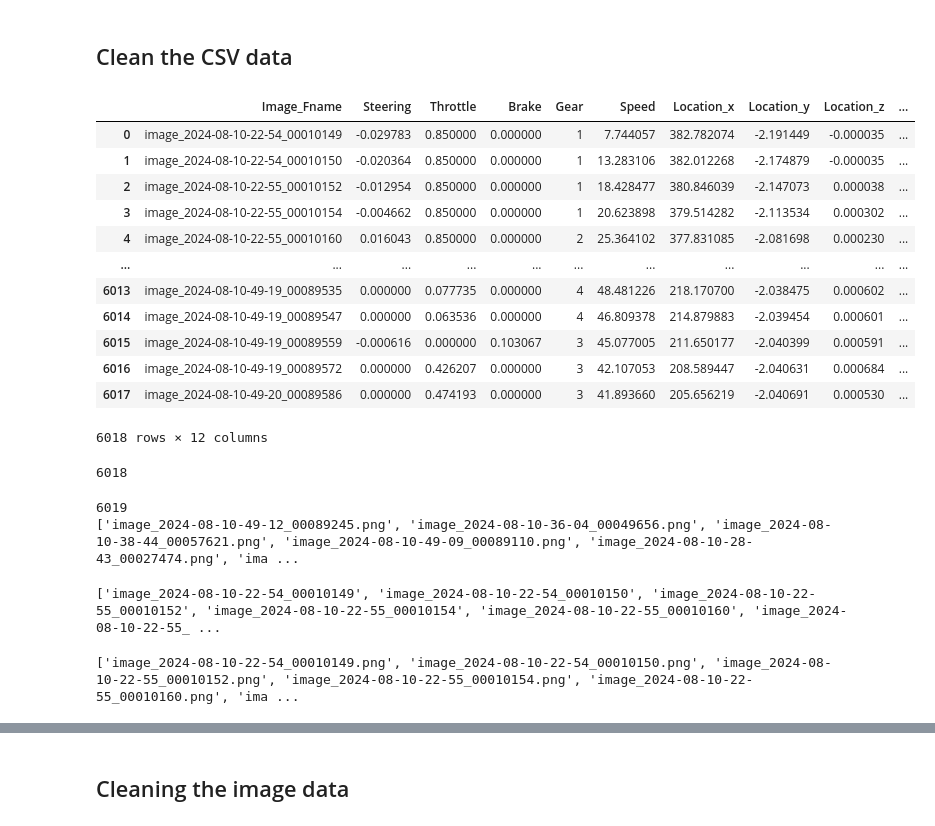
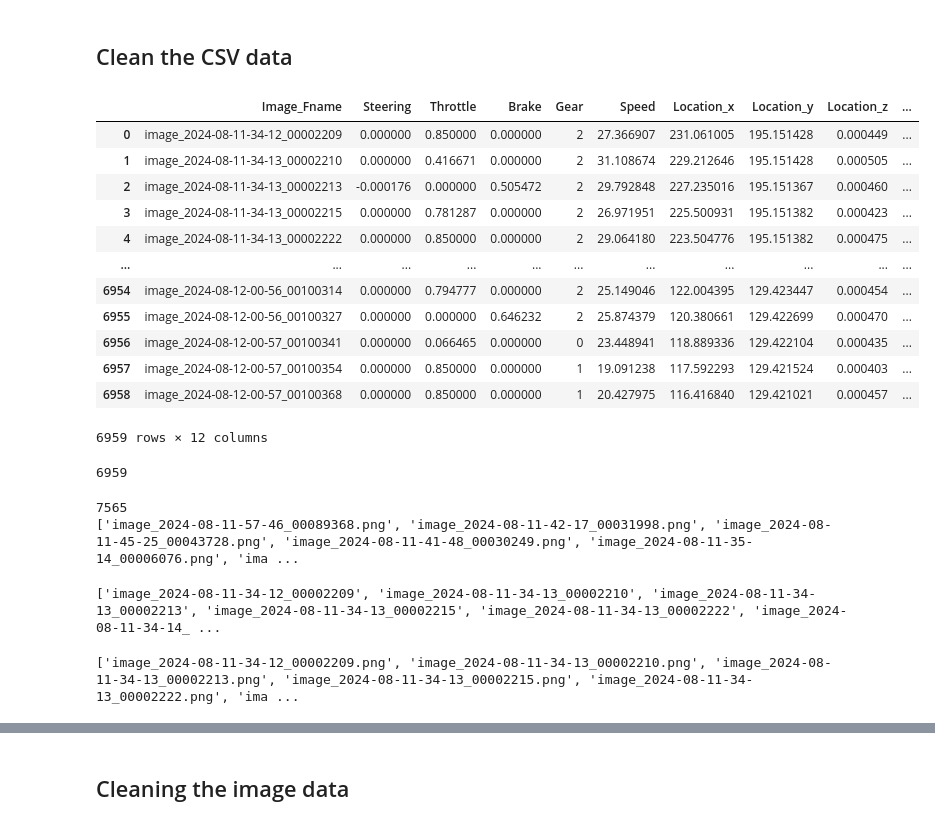
Before and after one commit to ElaheDlv/Collector, a Jupyter notebook: clean_data.ipynb, the cells around one changed output, grey strips where cells are left out. Cells and saved outputs as stored; diff of their text form; code cells hidden in the pictures.

```diff
--- a/clean_data.ipynb
+++ b/clean_data.ipynb
@@ -3,32 +3,32 @@
 # %%
 import pandas as pd
 import os
-data = pd.read_csv("/home/elahed/users/elahe/Collector/steering_cleaned.csv")
+data = pd.read_csv("/home/elahed/users/elahe/Dataset/Clear Noon/steering.csv")
 display(data)
 print(len(data))
 # %% [output]
 |  | Image_Fname | Steering | Throttle | Brake | Gear | Speed | Location_x | Location_y | Location_z | ... |
-| 0 | image_2024-08-10-22-54_00010149 | -0.029783 | 0.850000 | 0.000000 | 1 | 7.744057 | 382.782074 | -2.191449 | -0.000035 | ... |
-| 1 | image_2024-08-10-22-54_00010150 | -0.020364 | 0.850000 | 0.000000 | 1 | 13.283106 | 382.012268 | -2.174879 | -0.000035 | ... |
-| 2 | image_2024-08-10-22-55_00010152 | -0.012954 | 0.850000 | 0.000000 | 1 | 18.428477 | 380.846039 | -2.147073 | 0.000038 | ... |
-| 3 | image_2024-08-10-22-55_00010154 | -0.004662 | 0.850000 | 0.000000 | 1 | 20.623898 | 379.514282 | -2.113534 | 0.000302 | ... |
-| 4 | image_2024-08-10-22-55_00010160 | 0.016043 | 0.850000 | 0.000000 | 2 | 25.364102 | 377.831085 | -2.081698 | 0.000230 | ... |
+| 0 | image_2024-08-11-34-12_00002209 | 0.000000 | 0.850000 | 0.000000 | 2 | 27.366907 | 231.061005 | 195.151428 | 0.000449 | ... |
+| 1 | image_2024-08-11-34-13_00002210 | 0.000000 | 0.416671 | 0.000000 | 2 | 31.108674 | 229.212646 | 195.151428 | 0.000505 | ... |
+| 2 | image_2024-08-11-34-13_00002213 | -0.000176 | 0.000000 | 0.505472 | 2 | 29.792848 | 227.235016 | 195.151367 | 0.000460 | ... |
+| 3 | image_2024-08-11-34-13_00002215 | 0.000000 | 0.781287 | 0.000000 | 2 | 26.971951 | 225.500931 | 195.151382 | 0.000423 | ... |
+| 4 | image_2024-08-11-34-13_00002222 | 0.000000 | 0.850000 | 0.000000 | 2 | 29.064180 | 223.504776 | 195.151382 | 0.000475 | ... |
 | ... | ... | ... | ... | ... | ... | ... | ... | ... | ... | ... |
-| 6013 | image_2024-08-10-49-19_00089535 | 0.000000 | 0.077735 | 0.000000 | 4 | 48.481226 | 218.170700 | -2.038475 | 0.000602 | ... |
-| 6014 | image_2024-08-10-49-19_00089547 | 0.000000 | 0.063536 | 0.000000 | 4 | 46.809378 | 214.879883 | -2.039454 | 0.000601 | ... |
-| 6015 | image_2024-08-10-49-19_00089559 | -0.000616 | 0.000000 | 0.103067 | 3 | 45.077005 | 211.650177 | -2.040399 | 0.000591 | ... |
-| 6016 | image_2024-08-10-49-19_00089572 | 0.000000 | 0.426207 | 0.000000 | 3 | 42.107053 | 208.589447 | -2.040631 | 0.000684 | ... |
-| 6017 | image_2024-08-10-49-20_00089586 | 0.000000 | 0.474193 | 0.000000 | 3 | 41.893660 | 205.656219 | -2.040691 | 0.000530 | ... |
+| 6954 | image_2024-08-12-00-56_00100314 | 0.000000 | 0.794777 | 0.000000 | 2 | 25.149046 | 122.004395 | 129.423447 | 0.000454 | ... |
+| 6955 | image_2024-08-12-00-56_00100327 | 0.000000 | 0.000000 | 0.646232 | 2 | 25.874379 | 120.380661 | 129.422699 | 0.000470 | ... |
+| 6956 | image_2024-08-12-00-57_00100341 | 0.000000 | 0.066465 | 0.000000 | 0 | 23.448941 | 118.889336 | 129.422104 | 0.000435 | ... |
+| 6957 | image_2024-08-12-00-57_00100354 | 0.000000 | 0.850000 | 0.000000 | 1 | 19.091238 | 117.592293 | 129.421524 | 0.000403 | ... |
+| 6958 | image_2024-08-12-00-57_00100368 | 0.000000 | 0.850000 | 0.000000 | 1 | 20.427975 | 116.416840 | 129.421021 | 0.000457 | ... |
-6018 rows × 12 columns
+6959 rows × 12 columns
-6018
+6959
 # %%
-image_directory = '/home/elahed/users/elahe/Collector/_out/'
+image_directory = '/home/elahed/users/elahe/Dataset/Clear Noon/_out/'
 all_image_files = [file for file in os.listdir(image_directory) if file.endswith('.png')]  # Adjust the file extension as needed
 print(len(all_image_files))
 print(all_image_files)
 # %% [output]
-6019
-['image_2024-08-10-49-12_00089245.png', 'image_2024-08-10-36-04_00049656.png', 'image_2024-08-10-38-44_00057621.png', 'image_2024-08-10-49-09_00089110.png', 'image_2024-08-10-28-43_00027474.png', 'ima ...
+7565
+['image_2024-08-11-57-46_00089368.png', 'image_2024-08-11-42-17_00031998.png', 'image_2024-08-11-45-25_00043728.png', 'image_2024-08-11-41-48_00030249.png', 'image_2024-08-11-35-14_00006076.png', 'ima ...
 # %%
 # Convert DataFrame to list
 data_list = data["Image_Fname"].values.tolist()
@@ -36,12 +36,12 @@ data_list = data["Image_Fname"].values.tolist()
 # Display the resulting list
 print(data_list)
 # %% [output]
-['image_2024-08-10-22-54_00010149', 'image_2024-08-10-22-54_00010150', 'image_2024-08-10-22-55_00010152', 'image_2024-08-10-22-55_00010154', 'image_2024-08-10-22-55_00010160', 'image_2024-08-10-22-55_ ...
+['image_2024-08-11-34-12_00002209', 'image_2024-08-11-34-13_00002210', 'image_2024-08-11-34-13_00002213', 'image_2024-08-11-34-13_00002215', 'image_2024-08-11-34-13_00002222', 'image_2024-08-11-34-14_ ...
 # %%
 data_list1 = [d +'.png' for d in data_list]
 print(data_list1)
 # %% [output]
-['image_2024-08-10-22-54_00010149.png', 'image_2024-08-10-22-54_00010150.png', 'image_2024-08-10-22-55_00010152.png', 'image_2024-08-10-22-55_00010154.png', 'image_2024-08-10-22-55_00010160.png', 'ima ...
+['image_2024-08-11-34-12_00002209.png', 'image_2024-08-11-34-13_00002210.png', 'image_2024-08-11-34-13_00002213.png', 'image_2024-08-11-34-13_00002215.png', 'image_2024-08-11-34-13_00002222.png', 'ima ...
 # %%
 filtered_list1 = [item[0:-4] for item in data_list1 if item in all_image_files]
 print(filtered_list1)
```
Also changed, not shown: parts of 11 cells of this notebook, 2 other files.
